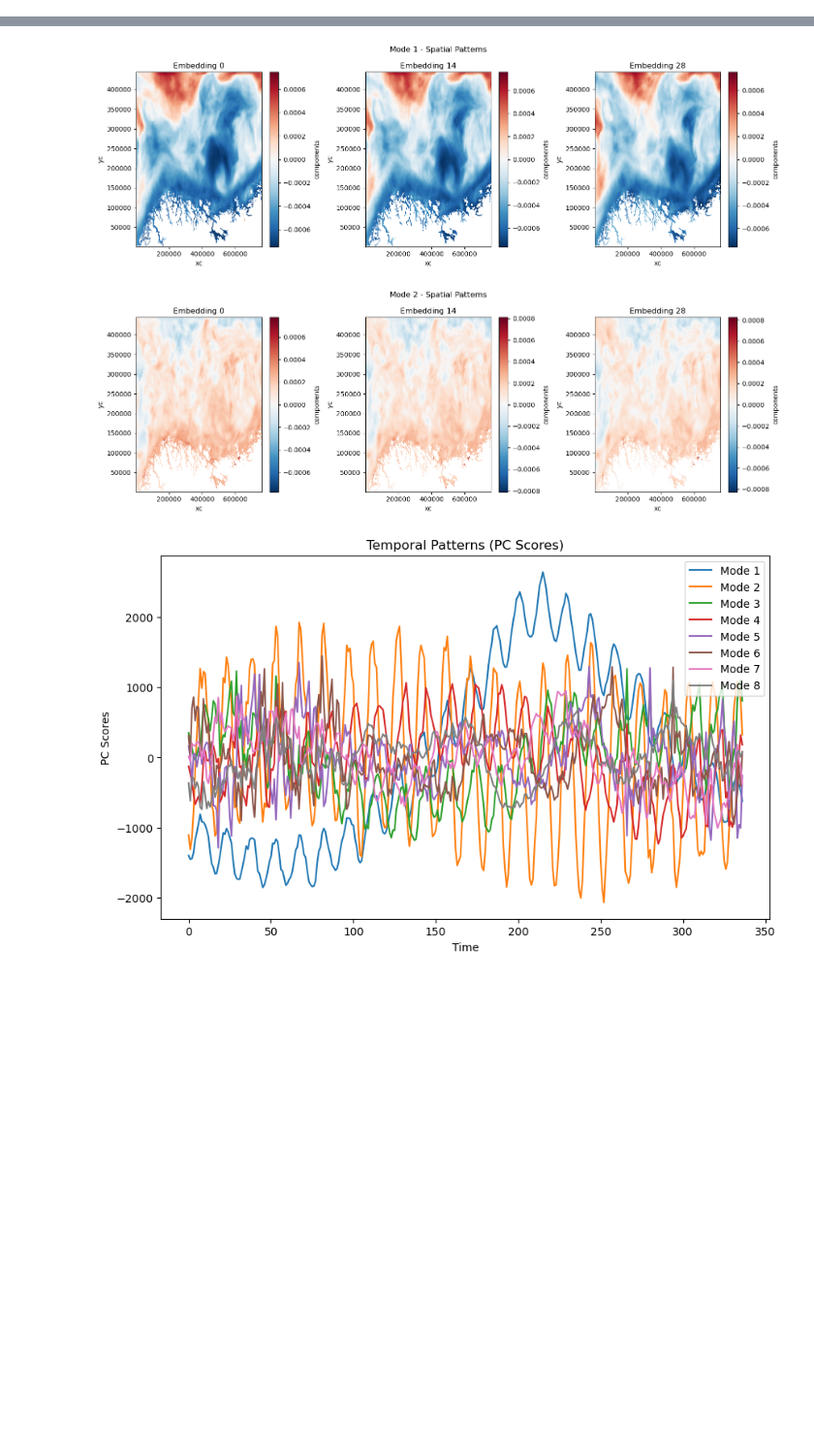
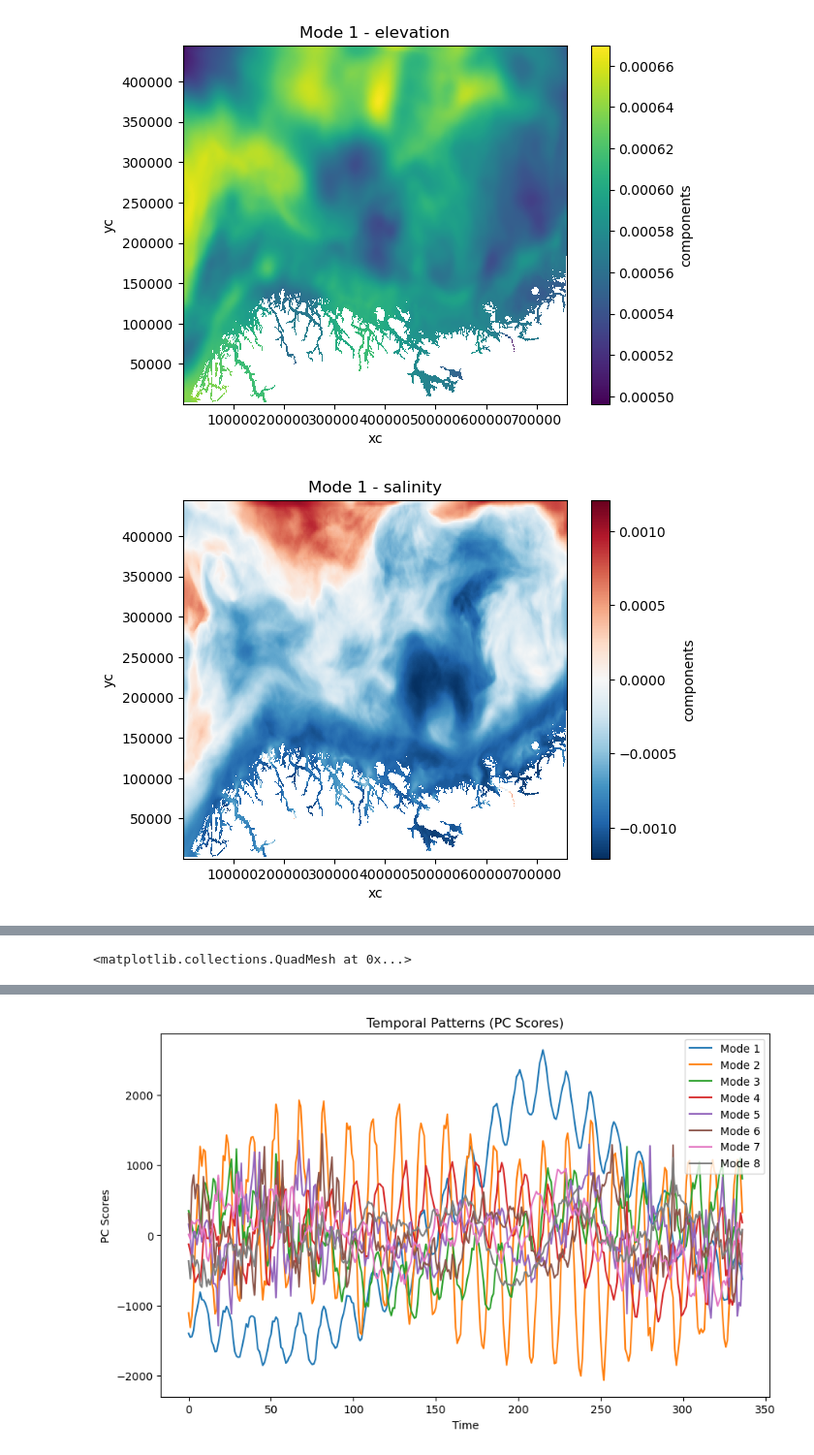
Before and after one commit to butterman0/spGDMM, a Jupyter notebook: 2_notebooks/1d_EOF.ipynb, the cells around one changed output, grey strips where cells are left out. Shown at 97% size. Saved outputs shown, nothing was run; the diff lists cells and outputs as text; code cells hidden in the pictures; blank space fills up the shorter version.

```diff
--- a/2_notebooks/1d_EOF.ipynb
+++ b/2_notebooks/1d_EOF.ipynb
@@ -98,0 +141,15 @@ model.save("/cluster/home/haroldh/spGDMM/1_data/4_interim/EOFs/EEOF_tsuve_50pca.
+# %%
+import matplotlib.pyplot as plt
+
+components = eof.components()
+for var in eof.components()['variable'].values:
+    plt.figure()
+    components.sel(mode=1, variable=var).plot()
+    plt.title(f"Mode 1 - {var}")
+    plt.show()
+
+plt.figure()
+eof.scores().plot()
+# %% [output]
+[figure, added]
+[figure, added]
@@ -98,0 +159 @@ model.save("/cluster/home/haroldh/spGDMM/1_data/4_interim/EOFs/EEOF_tsuve_50pca.
+<matplotlib.collections.QuadMesh at 0x...>
@@ -105,20 +167,18 @@ components = model.components()
 # Iterate over modes and embeddings
 n_modes = 2
 for mode in range(n_modes):
-    fig, axes = plt.subplots(1, components.sizes['embedding'], figsize=(15, 5))
-    fig.suptitle(f"Mode {mode + 1} - Spatial Patterns")
+    for var in model.components()['variable']:
+        fig, axes = plt.subplots(1, components.sizes['embedding'], figsize=(15, 5))
+        fig.suptitle(f"Mode {mode + 1} - Spatial Patterns")
 
-    for i, emb in enumerate(components['embedding']):
-        ax = axes[i]
-        component = components.sel(mode=mode + 1, embedding=emb, variable='salinity')
-        component.plot(ax=ax)
-        ax.set_title(f"Embedding {emb.values}")
+        for i, emb in enumerate(components['embedding']):
+            ax = axes[i]
+            component = components.sel(mode=mode + 1, embedding=emb, variable=var)
+            component.plot(ax=ax)
+            ax.set_title(f"Embedding {emb.values}")
 
-    plt.tight_layout()
-    plt.show()
+        plt.tight_layout()
+        plt.show()
-# %% [output]
-[figure, removed]
-[figure, removed]
 # %%
 # Access scores: (time, mode)
 scores = model.scores()
```
Also changed, not shown: parts of 11 cells of this notebook.
